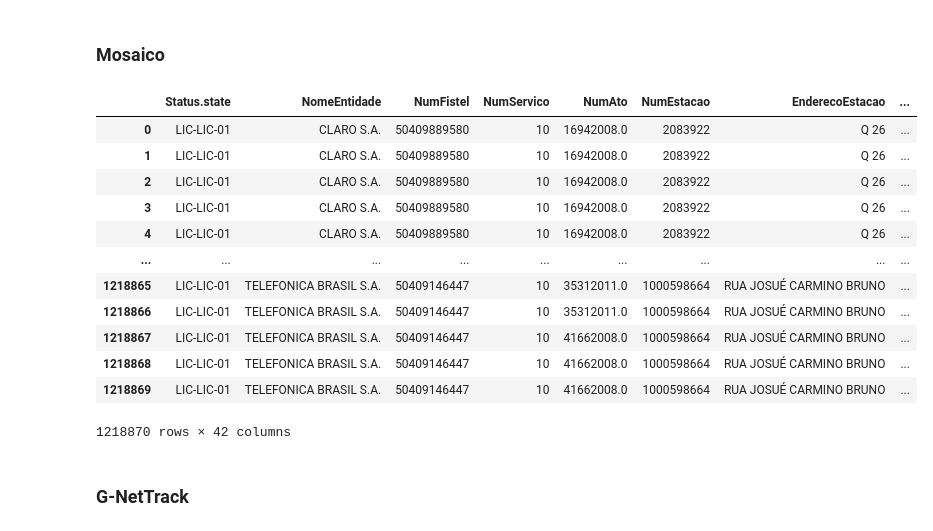
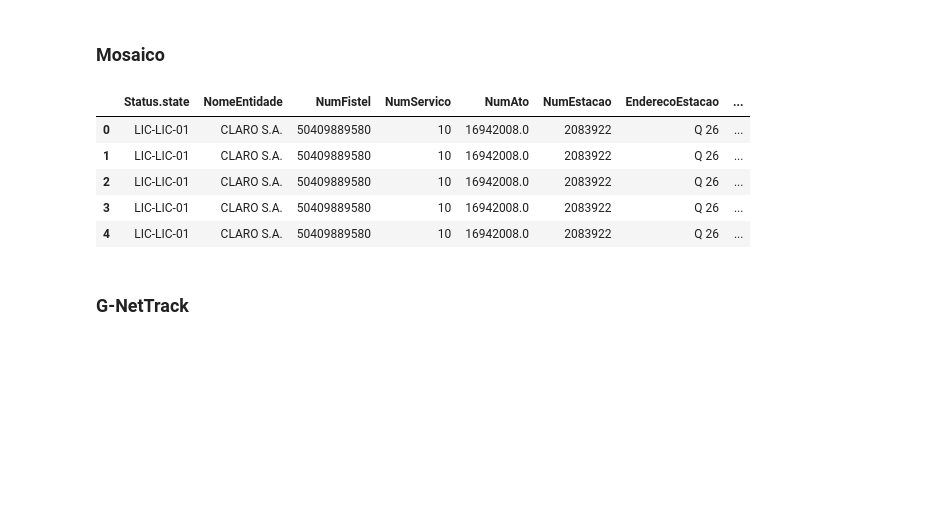
Before and after one commit to intrig-unicamp/hackathon5G, a Jupyter notebook: challenges/submission-template.ipynb, the cells around one changed output. Drawn from its saved outputs; the diff is of its cells as text; code cells hidden in the pictures; blank space fills up the shorter version.

```diff
--- a/challenges/submission-template.ipynb
+++ b/challenges/submission-template.ipynb
@@ -47,26 +47,19 @@ YOUTUBE_QOE_PATH = os.path.join(DATA_PATH_PREFIX, 'youtube-qoe')
 # %%
 datasets = [ os.path.join(MOSAICO_PATH, file) for file in os.listdir(MOSAICO_PATH) ]
 
 ERBs = pd.concat([ pd.read_csv(dataset, encoding='iso-8859-1', low_memory=False) for dataset in datasets ], ignore_index=True).copy()
 ERBs.replace({ 'Tecnologia': { 'NR ': 'NR', 'WDCMA': 'WCDMA' } }, inplace=True)
 pd_insert_beside(ERBs, 'Tecnologia_gen', ERBs.Tecnologia.map({ 'GSM': '2G', 'WCDMA': '3G', 'LTE': '4G', 'NR': '5G' }))
 ERBs.Azimute = ERBs.Azimute.str.replace(',', '.').replace('V', np.nan).astype(np.float64)
 pd_insert_beside(ERBs, 'Azimute_rad', ERBs.Azimute.apply(lambda val: val * np.pi/180))
-ERBs
+ERBs.head(5)
 # %% [output]
 |  | Status.state | NomeEntidade | NumFistel | NumServico | NumAto | NumEstacao | EnderecoEstacao | ... |
 | 0 | LIC-LIC-01 | CLARO S.A. | 50409889580 | 10 | 16942008.0 | 2083922 | Q 26 | ... |
 | 1 | LIC-LIC-01 | CLARO S.A. | 50409889580 | 10 | 16942008.0 | 2083922 | Q 26 | ... |
 | 2 | LIC-LIC-01 | CLARO S.A. | 50409889580 | 10 | 16942008.0 | 2083922 | Q 26 | ... |
 | 3 | LIC-LIC-01 | CLARO S.A. | 50409889580 | 10 | 16942008.0 | 2083922 | Q 26 | ... |
 | 4 | LIC-LIC-01 | CLARO S.A. | 50409889580 | 10 | 16942008.0 | 2083922 | Q 26 | ... |
-| ... | ... | ... | ... | ... | ... | ... | ... | ... |
-| 1218865 | LIC-LIC-01 | TELEFONICA BRASIL S.A. | 50409146447 | 10 | 35312011.0 | 1000598664 | RUA JOSUÉ CARMINO BRUNO | ... |
-| 1218866 | LIC-LIC-01 | TELEFONICA BRASIL S.A. | 50409146447 | 10 | 35312011.0 | 1000598664 | RUA JOSUÉ CARMINO BRUNO | ... |
-| 1218867 | LIC-LIC-01 | TELEFONICA BRASIL S.A. | 50409146447 | 10 | 41662008.0 | 1000598664 | RUA JOSUÉ CARMINO BRUNO | ... |
-| 1218868 | LIC-LIC-01 | TELEFONICA BRASIL S.A. | 50409146447 | 10 | 41662008.0 | 1000598664 | RUA JOSUÉ CARMINO BRUNO | ... |
-| 1218869 | LIC-LIC-01 | TELEFONICA BRASIL S.A. | 50409146447 | 10 | 41662008.0 | 1000598664 | RUA JOSUÉ CARMINO BRUNO | ... |
-1218870 rows × 42 columns
 # %% [markdown]
 ### G-NetTrack
 # %%
```
Also changed, not shown: parts of 2 cells of this notebook, 5 other files.
